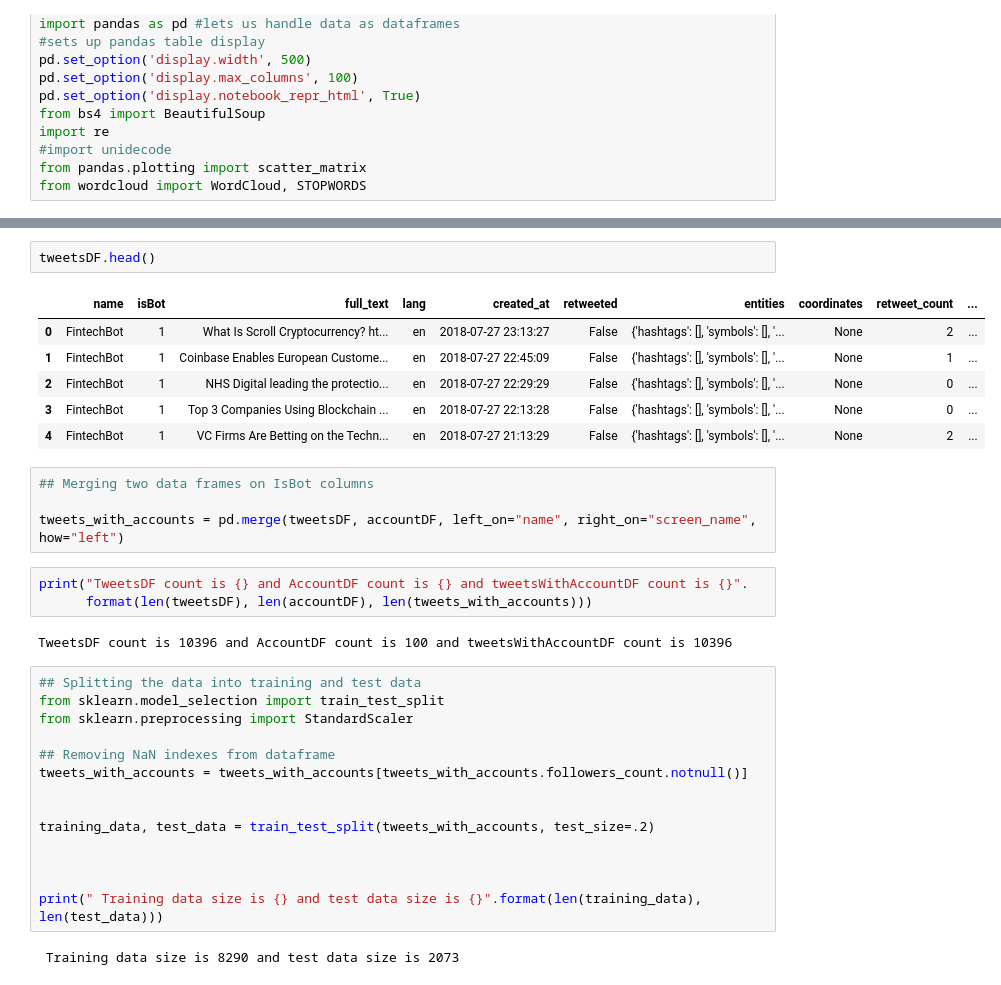
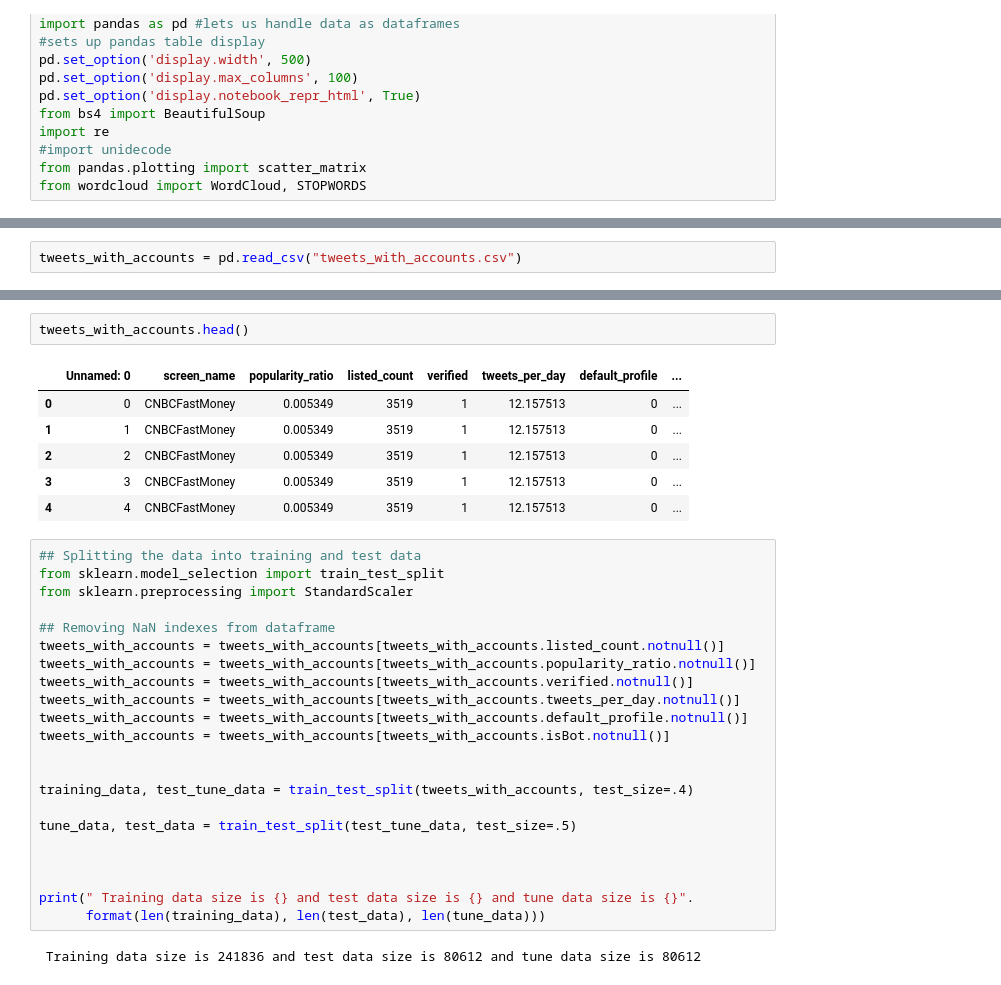
Before and after one commit to karanbhandarkar/TwitterBotDetection, a Jupyter notebook: ModelAnalysis.ipynb, the cells around one changed output, grey strips where cells are left out. Drawn from its saved outputs; the diff is of its cells as text.

```diff
--- a/ModelAnalysis.ipynb
+++ b/ModelAnalysis.ipynb
@@ -66,0 +28,2 @@ accountDF
+# %%
+tweets_with_accounts = pd.read_csv("tweets_with_accounts.csv")
@@ -67,34 +45,33 @@ accountDF
 # %%
-tweetsDF.head()
+tweets_with_accounts.head()
 # %% [output]
-|  | name | isBot | full_text | lang | created_at | retweeted | entities | coordinates | retweet_count | ... |
-| 0 | FintechBot | 1 | What Is Scroll Cryptocurrency? ht... | en | 2018-07-27 23:13:27 | False | {'hashtags': [], 'symbols': [], '... | None | 2 | ... |
-| 1 | FintechBot | 1 | Coinbase Enables European Custome... | en | 2018-07-27 22:45:09 | False | {'hashtags': [], 'symbols': [], '... | None | 1 | ... |
-| 2 | FintechBot | 1 | NHS Digital leading the protectio... | en | 2018-07-27 22:29:29 | False | {'hashtags': [], 'symbols': [], '... | None | 0 | ... |
-| 3 | FintechBot | 1 | Top 3 Companies Using Blockchain ... | en | 2018-07-27 22:13:28 | False | {'hashtags': [], 'symbols': [], '... | None | 0 | ... |
-| 4 | FintechBot | 1 | VC Firms Are Betting on the Techn... | en | 2018-07-27 21:13:29 | False | {'hashtags': [], 'symbols': [], '... | None | 2 | ... |
+|  | Unnamed: 0 | screen_name | popularity_ratio | listed_count | verified | tweets_per_day | default_profile | ... |
+| 0 | 0 | CNBCFastMoney | 0.005349 | 3519 | 1 | 12.157513 | 0 | ... |
+| 1 | 1 | CNBCFastMoney | 0.005349 | 3519 | 1 | 12.157513 | 0 | ... |
+| 2 | 2 | CNBCFastMoney | 0.005349 | 3519 | 1 | 12.157513 | 0 | ... |
+| 3 | 3 | CNBCFastMoney | 0.005349 | 3519 | 1 | 12.157513 | 0 | ... |
+| 4 | 4 | CNBCFastMoney | 0.005349 | 3519 | 1 | 12.157513 | 0 | ... |
-# %%
-## Merging two data frames on IsBot columns
-
-tweets_with_accounts = pd.merge(tweetsDF, accountDF, left_on="name", right_on="screen_name", how="left")
-# %%
-print("TweetsDF count is {} and AccountDF count is {} and tweetsWithAccountDF count is {}".
-      format(len(tweetsDF), len(accountDF), len(tweets_with_accounts)))
-# %% [output]
-TweetsDF count is 10396 and AccountDF count is 100 and tweetsWithAccountDF count is 10396
 # %%
 ## Splitting the data into training and test data
 from sklearn.model_selection import train_test_split
 from sklearn.preprocessing import StandardScaler
 
 ## Removing NaN indexes from dataframe
-tweets_with_accounts = tweets_with_accounts[tweets_with_accounts.followers_count.notnull()]
+tweets_with_accounts = tweets_with_accounts[tweets_with_accounts.listed_count.notnull()]
+tweets_with_accounts = tweets_with_accounts[tweets_with_accounts.popularity_ratio.notnull()]
+tweets_with_accounts = tweets_with_accounts[tweets_with_accounts.verified.notnull()]
+tweets_with_accounts = tweets_with_accounts[tweets_with_accounts.tweets_per_day.notnull()]
+tweets_with_accounts = tweets_with_accounts[tweets_with_accounts.default_profile.notnull()]
+tweets_with_accounts = tweets_with_accounts[tweets_with_accounts.isBot.notnull()]
 
 
-training_data, test_data = train_test_split(tweets_with_accounts, test_size=.2)
+training_data, test_tune_data = train_test_split(tweets_with_accounts, test_size=.4)
+
+tune_data, test_data = train_test_split(test_tune_data, test_size=.5)
 
 
 
-print(" Training data size is {} and test data size is {}".format(len(training_data), len(test_data)))
+print(" Training data size is {} and test data size is {} and tune data size is {}".
+      format(len(training_data), len(test_data), len(tune_data)))
 # %% [output]
- Training data size is 8290 and test data size is 2073
+ Training data size is 241836 and test data size is 80612 and tune data size is 80612
```
Also changed, not shown: parts of 51 cells of this notebook, 3 other files.
